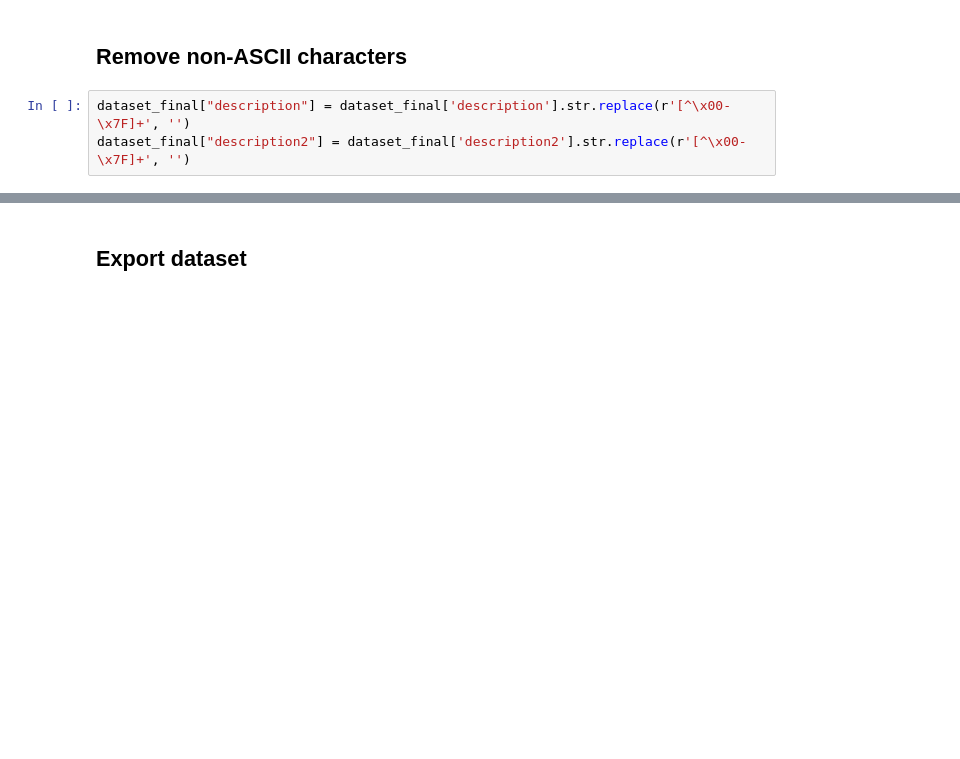
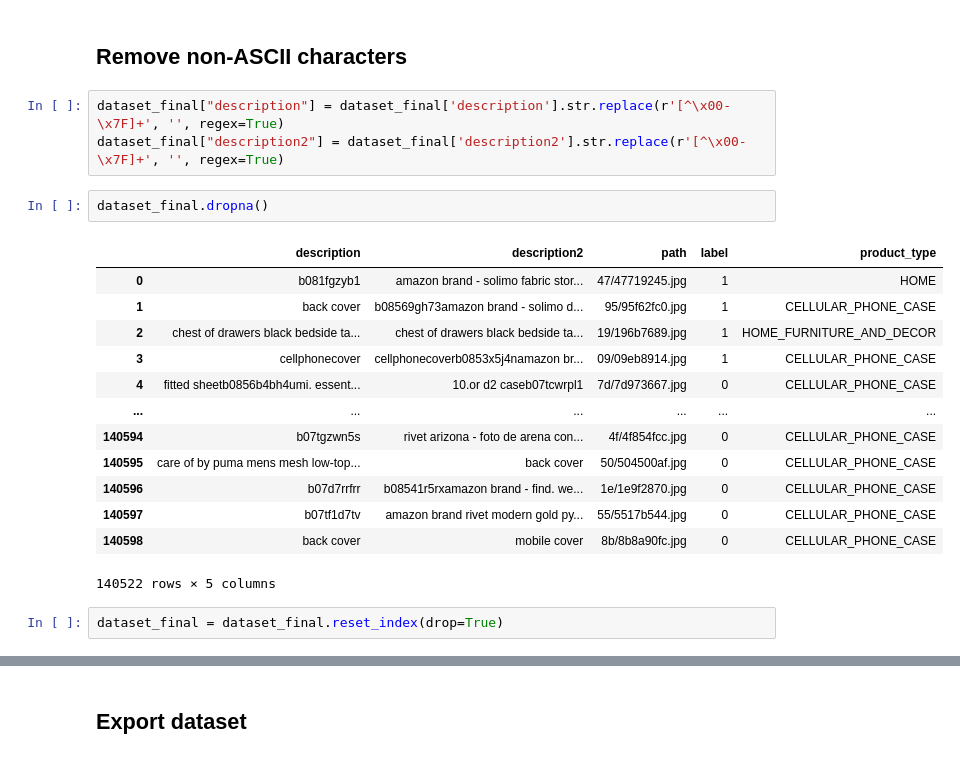
Before and after one commit to slacrum/multimodal_product_matching, a Jupyter notebook: data_preparation.ipynb, the cells around one changed output, grey strips where cells are left out. Saved outputs shown, nothing was run; the diff lists cells and outputs as text; blank space fills up the shorter version.

Commit message:
ensure regex is applied when removing non-ASCII chars

```diff
--- a/data_preparation.ipynb
+++ b/data_preparation.ipynb
@@ -534,5 +530,23 @@ dataset_final
 # %% [markdown]
 ## Remove non-ASCII characters
 # %%
-dataset_final["description"] = dataset_final['description'].str.replace(r'[^\x00-\x7F]+', '')
-dataset_final["description2"] = dataset_final['description2'].str.replace(r'[^\x00-\x7F]+', '')
+dataset_final["description"] = dataset_final['description'].str.replace(r'[^\x00-\x7F]+', '', regex=True)
+dataset_final["description2"] = dataset_final['description2'].str.replace(r'[^\x00-\x7F]+', '', regex=True)
+# %%
+dataset_final.dropna()
+# %% [output]
+|  | description | description2 | path | label | product_type |
+| 0 | b081fgzyb1 | amazon brand - solimo fabric stor... | 47/47719245.jpg | 1 | HOME |
+| 1 | back cover | b08569gh73amazon brand - solimo d... | 95/95f62fc0.jpg | 1 | CELLULAR_PHONE_CASE |
+| 2 | chest of drawers black bedside ta... | chest of drawers black bedside ta... | 19/196b7689.jpg | 1 | HOME_FURNITURE_AND_DECOR |
+| 3 | cellphonecover | cellphonecoverb0853x5j4namazon br... | 09/09eb8914.jpg | 1 | CELLULAR_PHONE_CASE |
+| 4 | fitted sheetb0856b4bh4umi. essent... | 10.or d2 caseb07tcwrpl1 | 7d/7d973667.jpg | 0 | CELLULAR_PHONE_CASE |
+| ... | ... | ... | ... | ... | ... |
+| 140594 | b07tgzwn5s | rivet arizona - foto de arena con... | 4f/4f854fcc.jpg | 0 | CELLULAR_PHONE_CASE |
+| 140595 | care of by puma mens mesh low-top... | back cover | 50/504500af.jpg | 0 | CELLULAR_PHONE_CASE |
+| 140596 | b07d7rrfrr | b08541r5rxamazon brand - find. we... | 1e/1e9f2870.jpg | 0 | CELLULAR_PHONE_CASE |
+| 140597 | b07tf1d7tv | amazon brand rivet modern gold py... | 55/5517b544.jpg | 0 | CELLULAR_PHONE_CASE |
+| 140598 | back cover | mobile cover | 8b/8b8a90fc.jpg | 0 | CELLULAR_PHONE_CASE |
+140522 rows × 5 columns
+# %%
+dataset_final = dataset_final.reset_index(drop=True)
```
Also changed, not shown: parts of 19 cells of this notebook, 1 other file.
